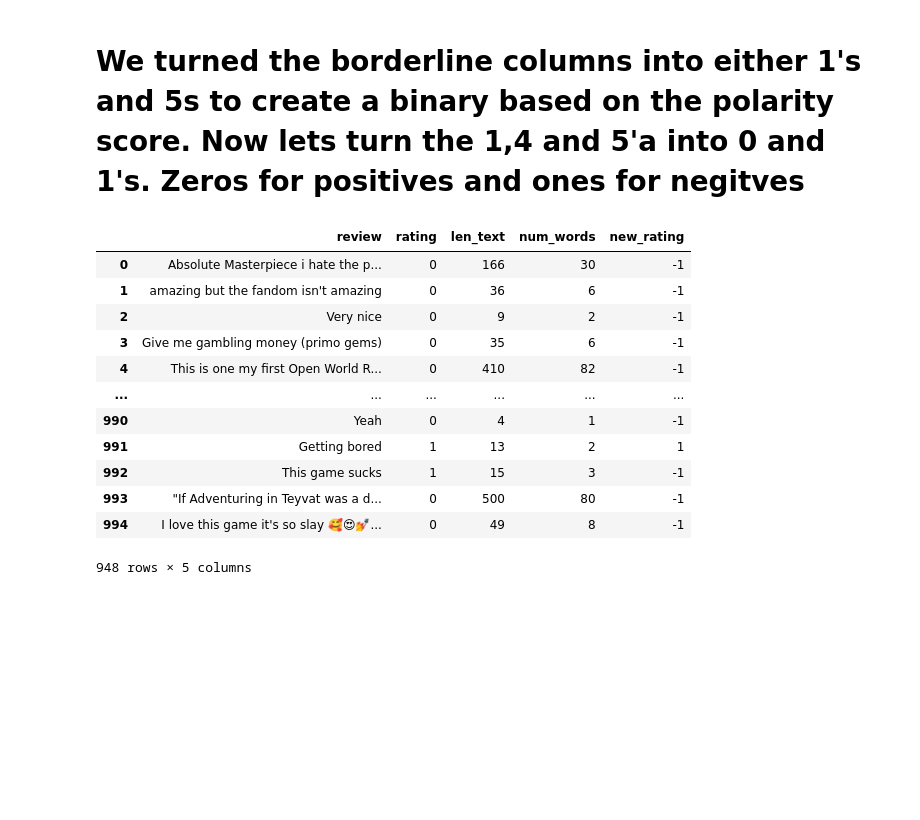
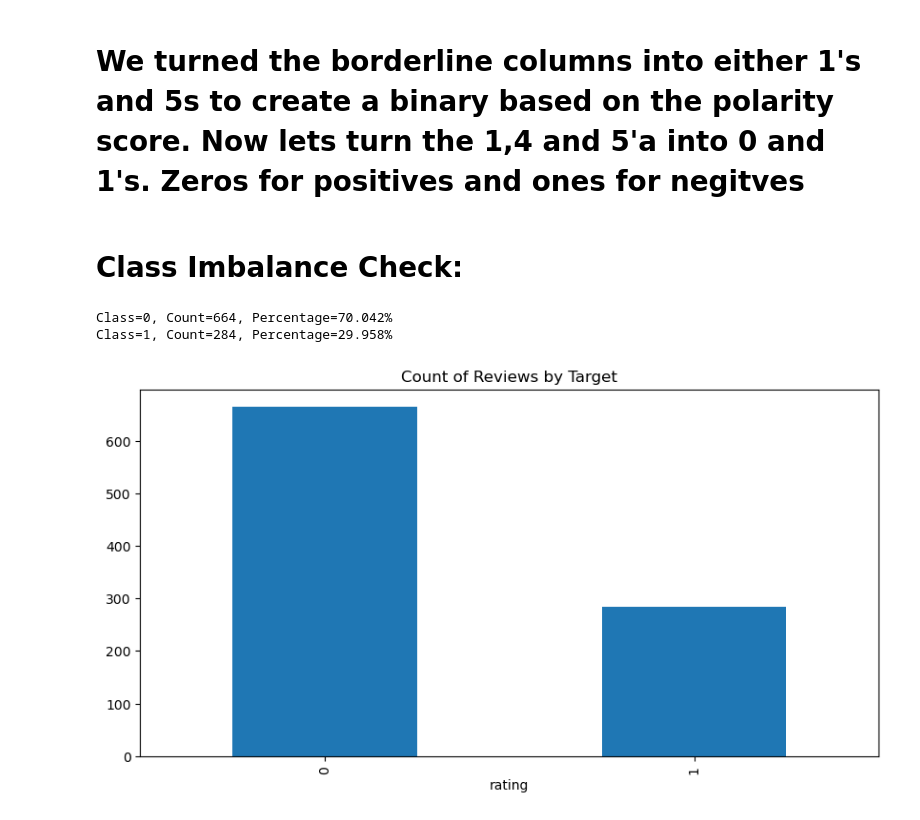
Before and after one commit to MaukanMir/Genshin-Impact-Google-Sentiment-Analysis, a Jupyter notebook: training.ipynb, the cells around one changed output. Cells and saved outputs as stored; diff of their text form; code cells hidden in the pictures; blank space fills up the shorter version.

```diff
--- a/training.ipynb
+++ b/training.ipynb
@@ -225,19 +225,11 @@ for idx, row in df.iterrows():
 # We turned the borderline columns into either 1's and 5s to create a binary based on the polarity score. Now lets turn the 1,4 and 5'a into 0 and 1's. Zeros for positives and ones for negitves
 # %%
 df["rating"] = df["rating"].apply(lambda x: 0 if x in [4,5] else 1)
-# %%
-df
-# %% [output]
-|  | review | rating | len_text | num_words | new_rating |
-| 0 | Absolute Masterpiece i hate the p... | 0 | 166 | 30 | -1 |
-| 1 | amazing but the fandom isn't amazing | 0 | 36 | 6 | -1 |
-| 2 | Very nice | 0 | 9 | 2 | -1 |
-| 3 | Give me gambling money (primo gems) | 0 | 35 | 6 | -1 |
-| 4 | This is one my first Open World R... | 0 | 410 | 82 | -1 |
-| ... | ... | ... | ... | ... | ... |
-| 990 | Yeah | 0 | 4 | 1 | -1 |
-| 991 | Getting bored | 1 | 13 | 2 | 1 |
-| 992 | This game sucks | 1 | 15 | 3 | -1 |
-| 993 | "If Adventuring in Teyvat was a d... | 0 | 500 | 80 | -1 |
-| 994 | I love this game it's so slay 🥰😍💅... | 0 | 49 | 8 | -1 |
-948 rows × 5 columns
+# %% [markdown]
+# Class Imbalance Check:
+# %%
+check_class_imbalance(df,df['rating'], 'rating')
+# %% [output]
+Class=0, Count=664, Percentage=70.042%
+Class=1, Count=284, Percentage=29.958%
+[figure, added]
```
Also changed, not shown: parts of 1 cell of this notebook.
